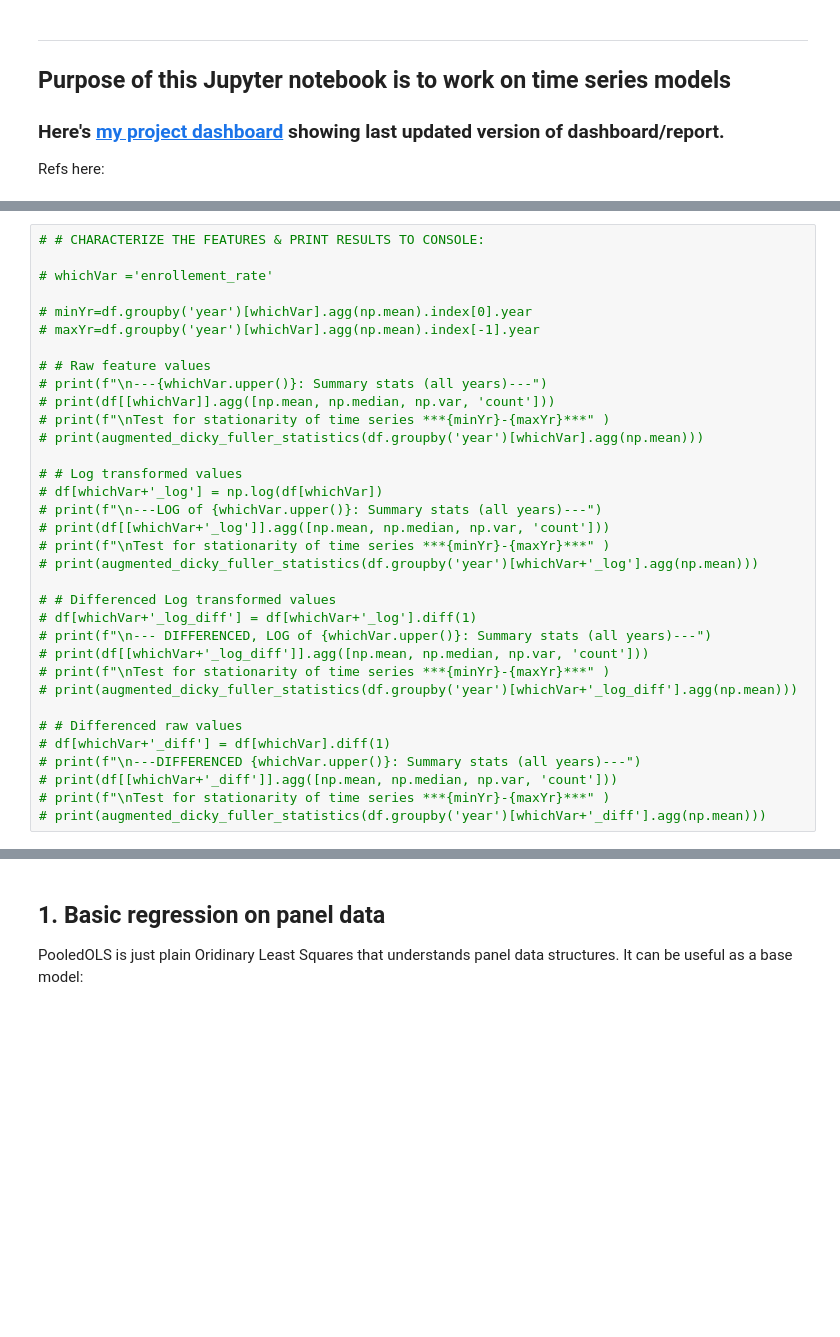
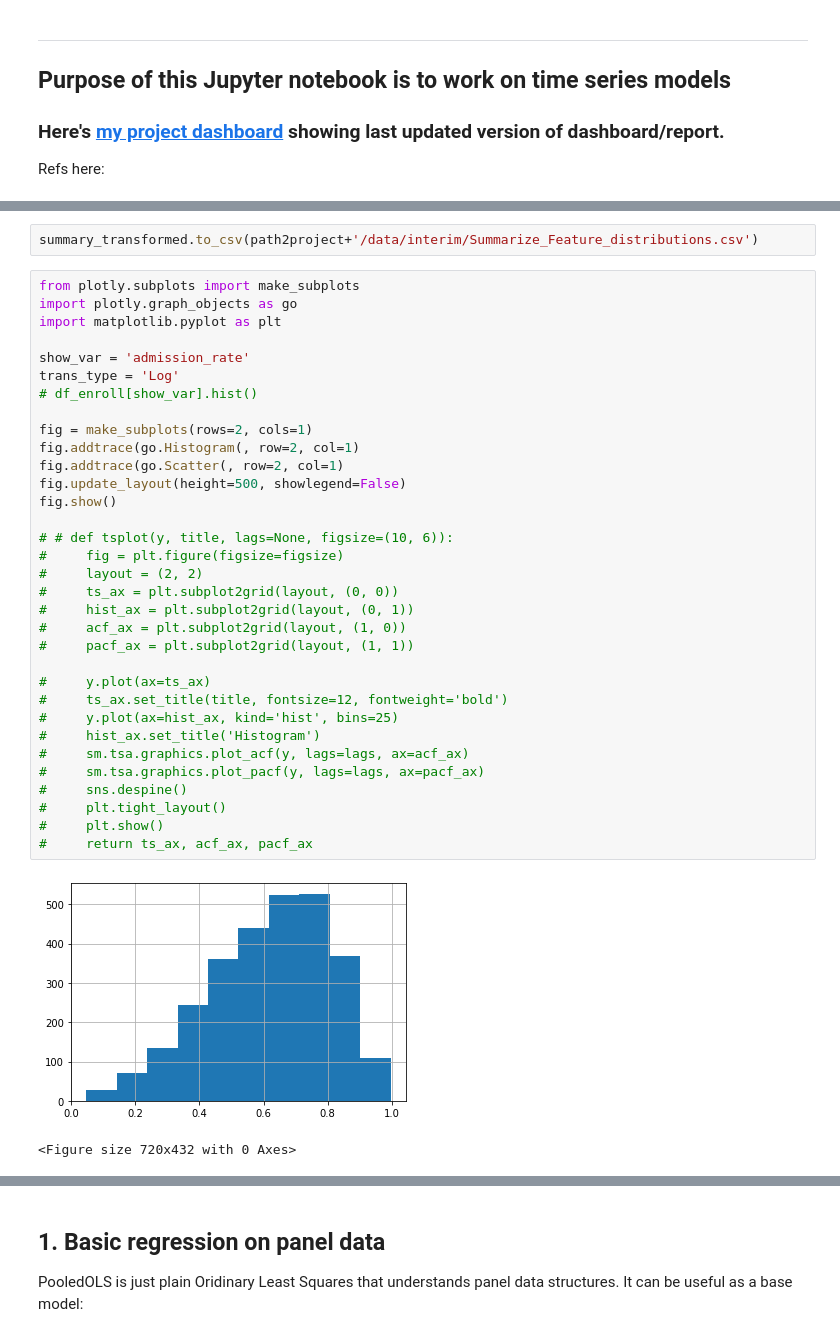
Before and after one commit to dagny099/does_good_payoff, a Jupyter notebook: notebooks/Time series analysis of panel data- Pilot w 175 colleges.ipynb, the cells around one changed output, grey strips where cells are left out. Saved outputs shown, nothing was run; the diff lists cells and outputs as text; blank space fills up the shorter version.

```diff
--- a/notebooks/Time series analysis of panel data- Pilot w 175 colleges.ipynb
+++ b/notebooks/Time series analysis of panel data- Pilot w 175 colleges.ipynb
@@ -219,35 +278,39 @@ Saved file: /Users/bhs//PYTHON-STUFF/DataIncubator/does_good_payoff/data/process
-# %%
-# # CHARACTERIZE THE FEATURES & PRINT RESULTS TO CONSOLE:
-
-# whichVar ='enrollement_rate'
-
-# minYr=df.groupby('year')[whichVar].agg(np.mean).index[0].year
-# maxYr=df.groupby('year')[whichVar].agg(np.mean).index[-1].year
-
-# # Raw feature values
-# print(f"\n---{whichVar.upper()}: Summary stats (all years)---")
-# print(df[[whichVar]].agg([np.mean, np.median, np.var, 'count']))
-# print(f"\nTest for stationarity of time series ***{minYr}-{maxYr}***" )
-# print(augmented_dicky_fuller_statistics(df.groupby('year')[whichVar].agg(np.mean)))
-
-# # Log transformed values
-# df[whichVar+'_log'] = np.log(df[whichVar])
-# print(f"\n---LOG of {whichVar.upper()}: Summary stats (all years)---")
-# print(df[[whichVar+'_log']].agg([np.mean, np.median, np.var, 'count']))
-# print(f"\nTest for stationarity of time series ***{minYr}-{maxYr}***" )
-# print(augmented_dicky_fuller_statistics(df.groupby('year')[whichVar+'_log'].agg(np.mean)))
-
-# # Differenced Log transformed values
-# df[whichVar+'_log_diff'] = df[whichVar+'_log'].diff(1)
-# print(f"\n--- DIFFERENCED, LOG of {whichVar.upper()}: Summary stats (all years)---")
-# print(df[[whichVar+'_log_diff']].agg([np.mean, np.median, np.var, 'count']))
-# print(f"\nTest for stationarity of time series ***{minYr}-{maxYr}***" )
-# print(augmented_dicky_fuller_statistics(df.groupby('year')[whichVar+'_log_diff'].agg(np.mean)))
-
-# # Differenced raw values
-# df[whichVar+'_diff'] = df[whichVar].diff(1)
-# print(f"\n---DIFFERENCED {whichVar.upper()}: Summary stats (all years)---")
-# print(df[[whichVar+'_diff']].agg([np.mean, np.median, np.var, 'count']))
-# print(f"\nTest for stationarity of time series ***{minYr}-{maxYr}***" )
-# print(augmented_dicky_fuller_statistics(df.groupby('year')[whichVar+'_diff'].agg(np.mean)))
+# %%
+summary_transformed.to_csv(path2project+'/data/interim/Summarize_Feature_distributions.csv')
+# %%
+from plotly.subplots import make_subplots
+import plotly.graph_objects as go
+import matplotlib.pyplot as plt
+
+show_var = 'admission_rate'
+trans_type = 'Log'
+# df_enroll[show_var].hist()
+
+fig = make_subplots(rows=2, cols=1)
+fig.addtrace(go.Histogram(, row=2, col=1)
+fig.addtrace(go.Scatter(, row=2, col=1)
+fig.update_layout(height=500, showlegend=False)
+fig.show()
+
+# # def tsplot(y, title, lags=None, figsize=(10, 6)):
+#     fig = plt.figure(figsize=figsize)
+#     layout = (2, 2)
+#     ts_ax = plt.subplot2grid(layout, (0, 0))
+#     hist_ax = plt.subplot2grid(layout, (0, 1))
+#     acf_ax = plt.subplot2grid(layout, (1, 0))
+#     pacf_ax = plt.subplot2grid(layout, (1, 1))
+
+#     y.plot(ax=ts_ax)
+#     ts_ax.set_title(title, fontsize=12, fontweight='bold')
+#     y.plot(ax=hist_ax, kind='hist', bins=25)
+#     hist_ax.set_title('Histogram')
+#     sm.tsa.graphics.plot_acf(y, lags=lags, ax=acf_ax)
+#     sm.tsa.graphics.plot_pacf(y, lags=lags, ax=pacf_ax)
+#     sns.despine()
+#     plt.tight_layout()
+#     plt.show()
+#     return ts_ax, acf_ax, pacf_ax
+# %% [output]
+[figure, added]
+<Figure size 720x432 with 0 Axes>
 # %% [markdown]
```
Also changed, not shown: parts of 42 cells of this notebook, 9 other files.
